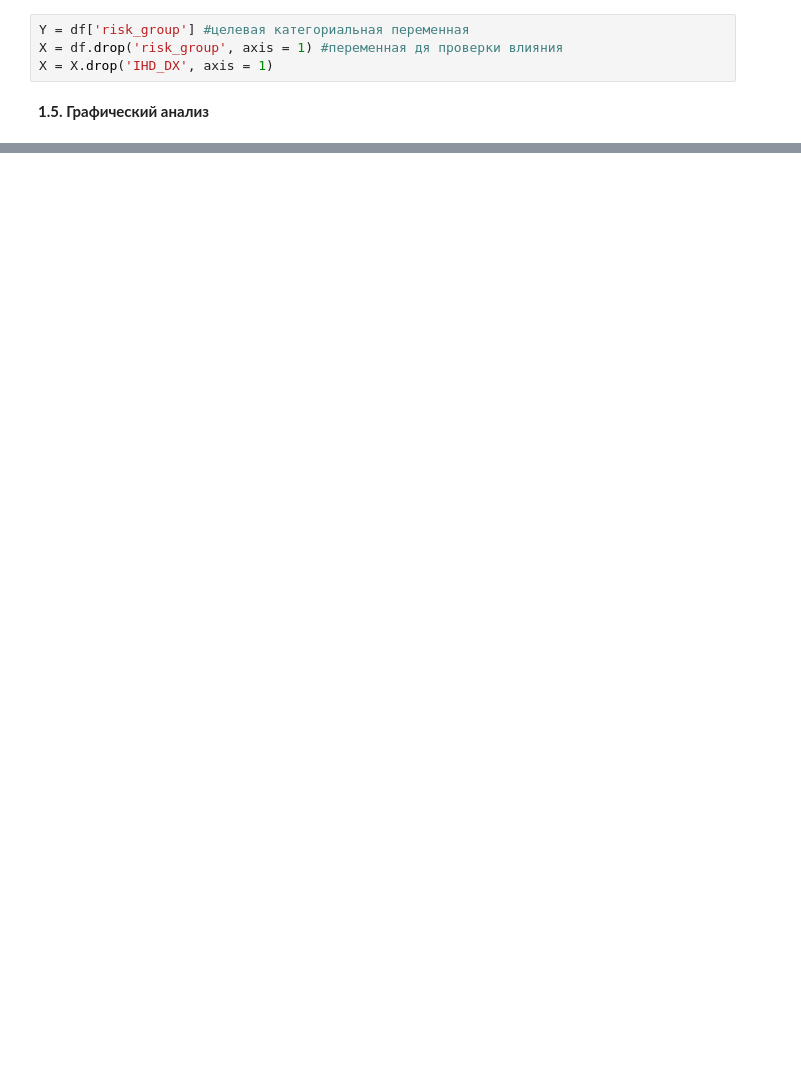
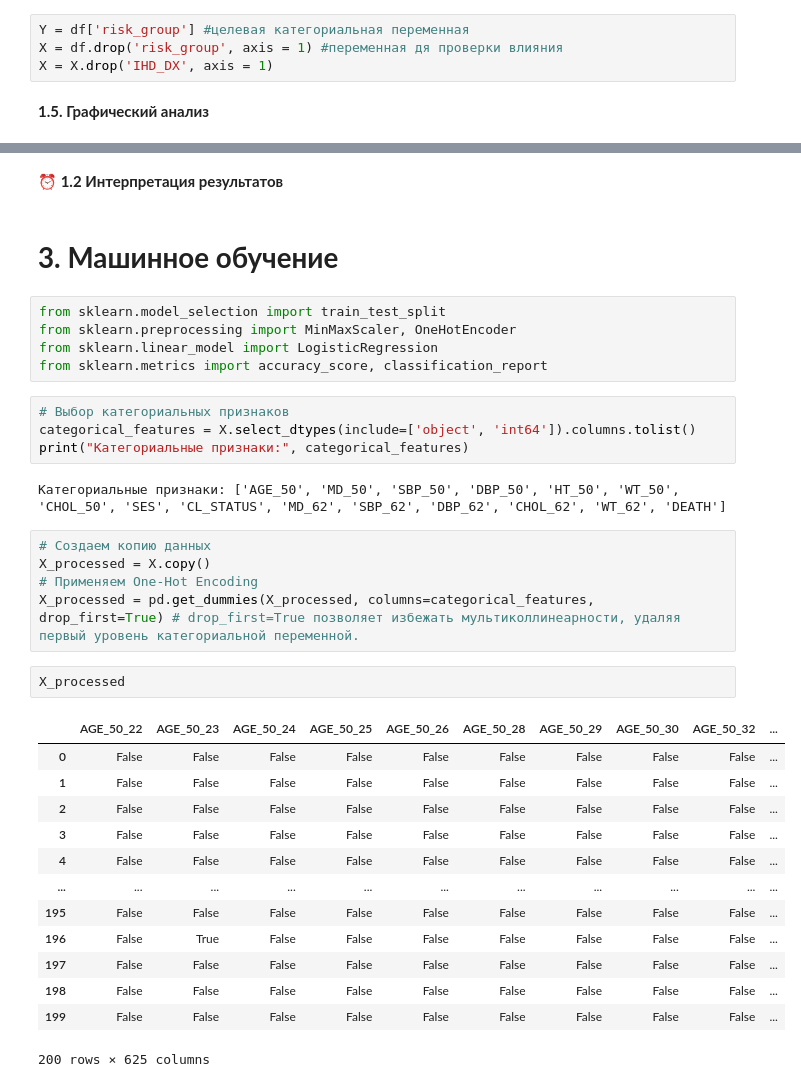
Before and after one commit to Rin-niee/MachineLearning, a Jupyter notebook: lab2.ipynb, the cells around one changed output, grey strips where cells are left out. Cells and saved outputs as stored; diff of their text form; blank space fills up the shorter version.

```diff
--- a/lab2.ipynb
+++ b/lab2.ipynb
@@ -332,0 +400,36 @@ desc_stats_numeric = df.groupby('risk_group')[df.select_dtypes(include=[np.numbe
+# %% [markdown]
+**⏰ 1.2 Интерпретация результатов**
+# %% [markdown]
+# **3. Машинное обучение**
+# %%
+from sklearn.model_selection import train_test_split
+from sklearn.preprocessing import MinMaxScaler, OneHotEncoder
+from sklearn.linear_model import LogisticRegression
+from sklearn.metrics import accuracy_score, classification_report
+# %%
+# Выбор категориальных признаков
+categorical_features = X.select_dtypes(include=['object', 'int64']).columns.tolist()
+print("Категориальные признаки:", categorical_features)
+# %% [output]
+Категориальные признаки: ['AGE_50', 'MD_50', 'SBP_50', 'DBP_50', 'HT_50', 'WT_50', 'CHOL_50', 'SES', 'CL_STATUS', 'MD_62', 'SBP_62', 'DBP_62', 'CHOL_62', 'WT_62', 'DEATH']
+# %%
+# Создаем копию данных
+X_processed = X.copy()
+# Применяем One-Hot Encoding
+X_processed = pd.get_dummies(X_processed, columns=categorical_features, drop_first=True) # drop_first=True позволяет избежать мультиколлинеарности, удаляя первый уровень категориальной переменной.
+# %%
+X_processed
+# %% [output]
+|  | AGE_50_22 | AGE_50_23 | AGE_50_24 | AGE_50_25 | AGE_50_26 | AGE_50_28 | AGE_50_29 | AGE_50_30 | AGE_50_32 | ... |
+| 0 | False | False | False | False | False | False | False | False | False | ... |
+| 1 | False | False | False | False | False | False | False | False | False | ... |
+| 2 | False | False | False | False | False | False | False | False | False | ... |
+| 3 | False | False | False | False | False | False | False | False | False | ... |
+| 4 | False | False | False | False | False | False | False | False | False | ... |
+| ... | ... | ... | ... | ... | ... | ... | ... | ... | ... | ... |
+| 195 | False | False | False | False | False | False | False | False | False | ... |
+| 196 | False | True | False | False | False | False | False | False | False | ... |
+| 197 | False | False | False | False | False | False | False | False | False | ... |
+| 198 | False | False | False | False | False | False | False | False | False | ... |
+| 199 | False | False | False | False | False | False | False | False | False | ... |
+200 rows × 625 columns
```
Also changed, not shown: parts of 25 cells of this notebook.
